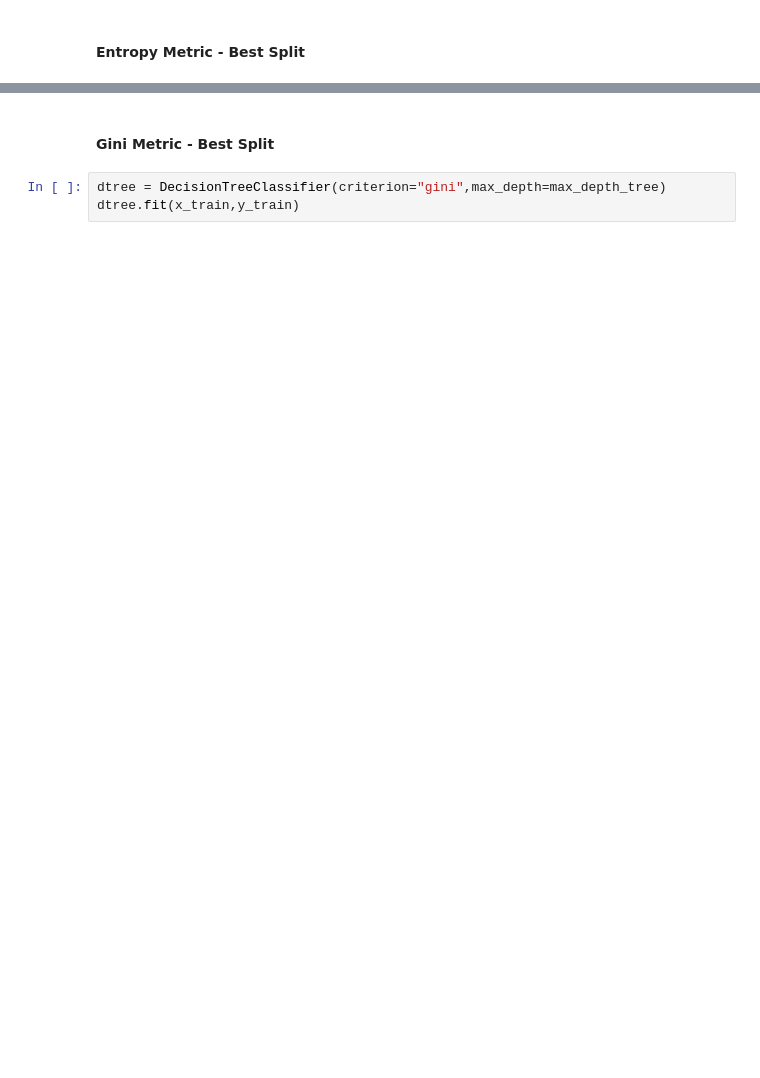
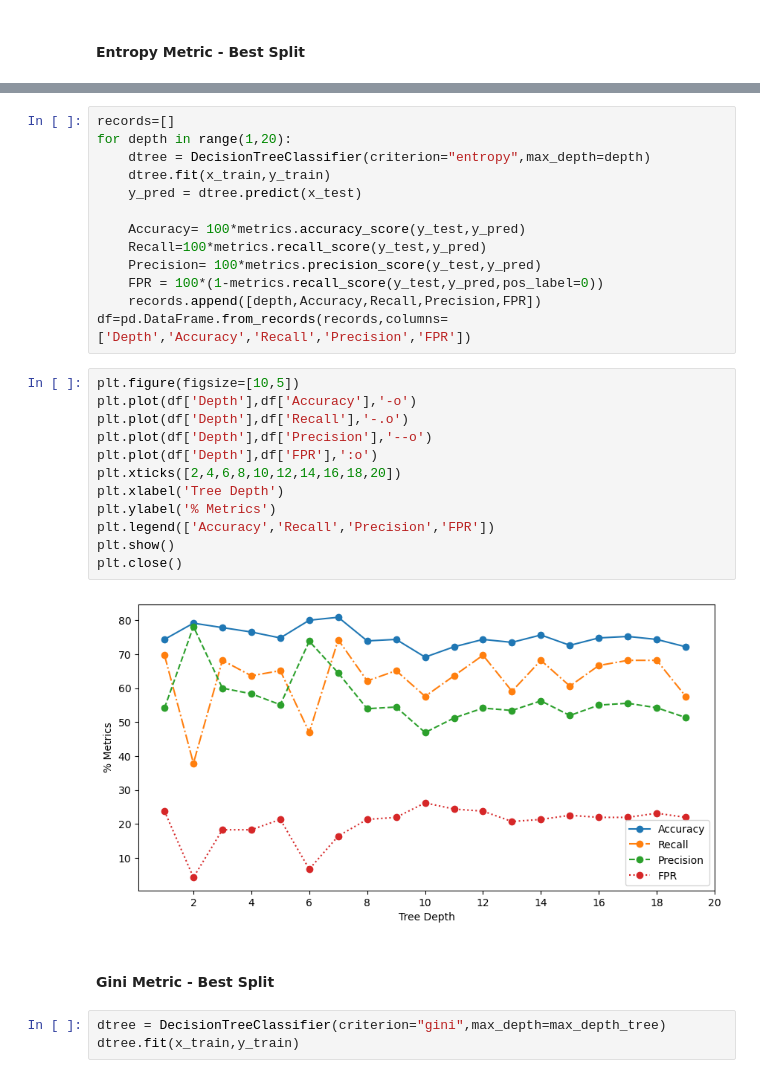
Before and after one commit to meenakshsundaram/AIML, a Jupyter notebook: DecisionTrees/src/diabetes/diabetes_dtree.ipynb, the cells around one changed output, grey strips where cells are left out. Cells and saved outputs as stored; diff of their text form; blank space fills up the shorter version.

```diff
--- a/DecisionTrees/src/diabetes/diabetes_dtree.ipynb
+++ b/DecisionTrees/src/diabetes/diabetes_dtree.ipynb
@@ -128,3 +114,30 @@ Precision score: 56.79012345679012
+# %%
+records=[]
+for depth in range(1,20):
+    dtree = DecisionTreeClassifier(criterion="entropy",max_depth=depth)
+    dtree.fit(x_train,y_train)
+    y_pred = dtree.predict(x_test)
+
+    Accuracy= 100*metrics.accuracy_score(y_test,y_pred)
+    Recall=100*metrics.recall_score(y_test,y_pred)
+    Precision= 100*metrics.precision_score(y_test,y_pred)
+    FPR = 100*(1-metrics.recall_score(y_test,y_pred,pos_label=0))
+    records.append([depth,Accuracy,Recall,Precision,FPR])
+df=pd.DataFrame.from_records(records,columns=['Depth','Accuracy','Recall','Precision','FPR'])
+# %%
+plt.figure(figsize=[10,5])
+plt.plot(df['Depth'],df['Accuracy'],'-o')
+plt.plot(df['Depth'],df['Recall'],'-.o')
+plt.plot(df['Depth'],df['Precision'],'--o')
+plt.plot(df['Depth'],df['FPR'],':o')
+plt.xticks([2,4,6,8,10,12,14,16,18,20])
+plt.xlabel('Tree Depth')
+plt.ylabel('% Metrics')
+plt.legend(['Accuracy','Recall','Precision','FPR'])
+plt.show()
+plt.close()
+# %% [output]
+[figure, added]
 # %% [markdown]
 #### Gini Metric - Best Split
 # %%
```
Also changed, not shown: parts of 17 cells of this notebook, 3 other files.
